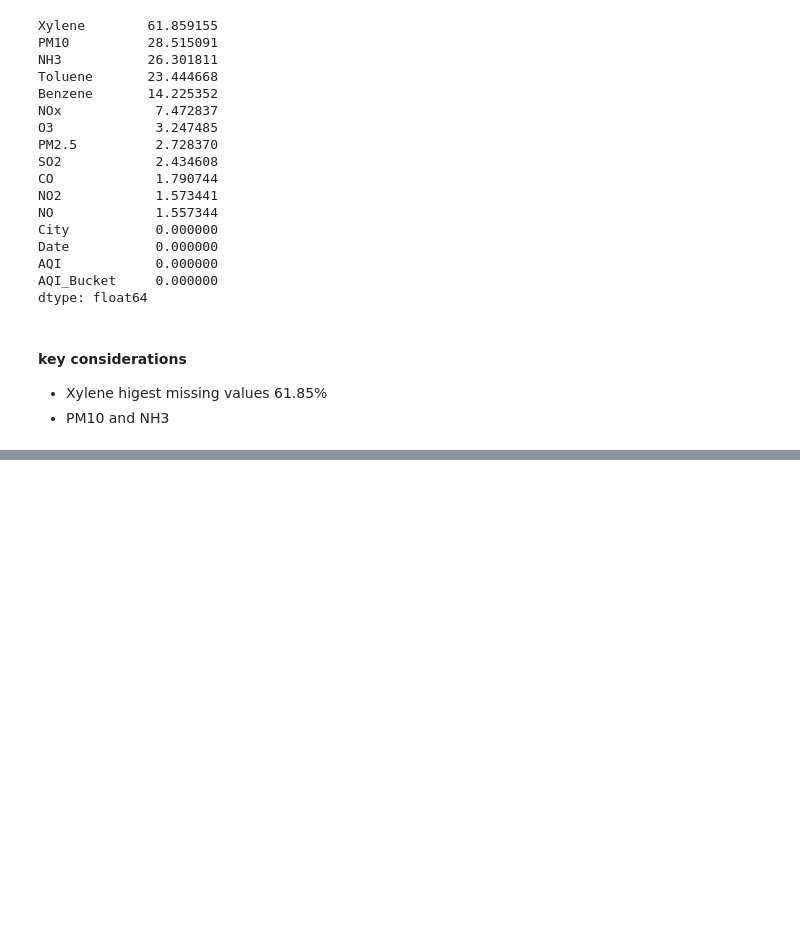
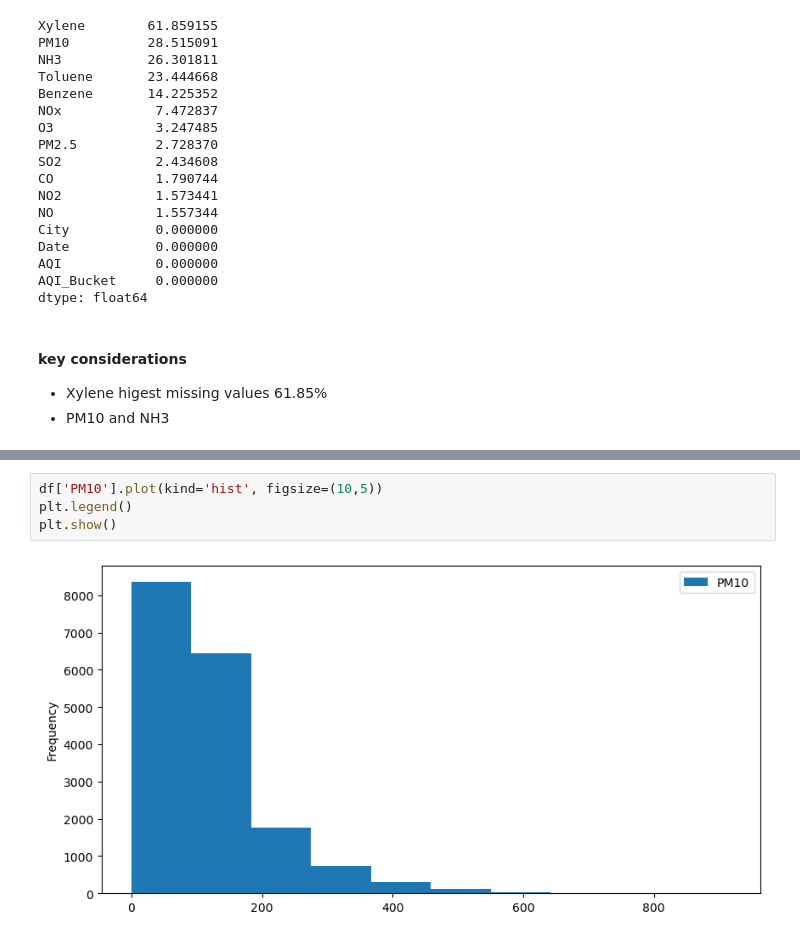
Before and after one commit to aswa8087/Air-Quality-Index, a Jupyter notebook: AirQuality.ipynb, the cells around one changed output, grey strips where cells are left out. Cells and saved outputs as stored; diff of their text form; blank space fills up the shorter version.

```diff
--- a/AirQuality.ipynb
+++ b/AirQuality.ipynb
@@ -139,0 +149,6 @@ dtype: float64
+# %%
+df['PM10'].plot(kind='hist', figsize=(10,5))
+plt.legend()
+plt.show()
+# %% [output]
+[figure, added]
```
Also changed, not shown: parts of 29 cells of this notebook.
